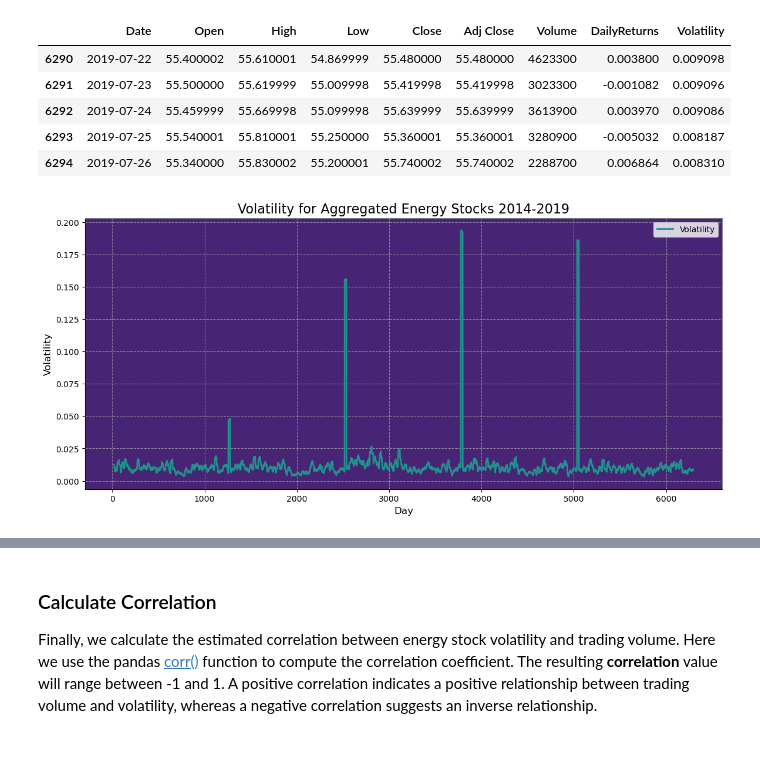
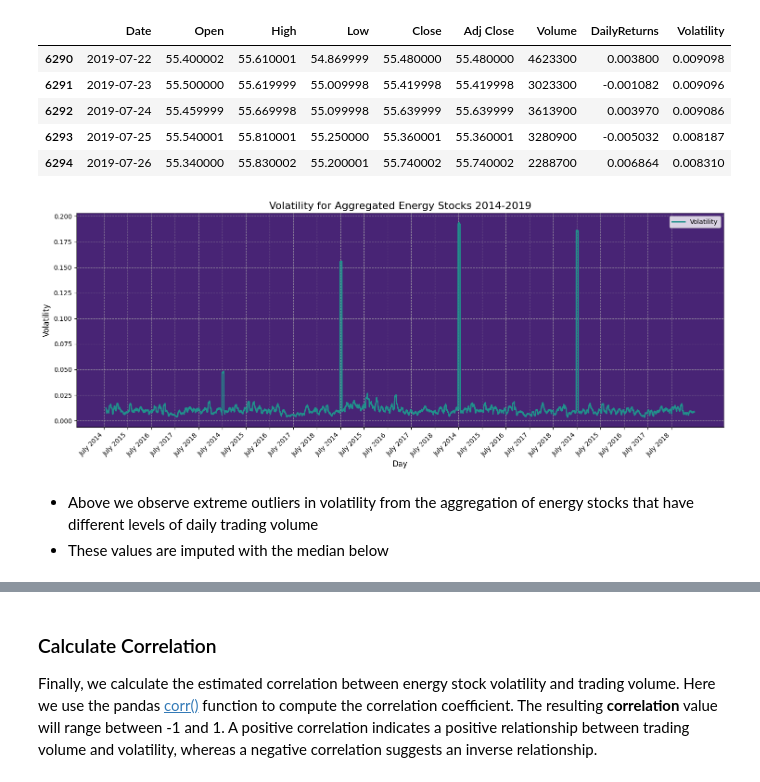
Before and after one commit to c-grigsby/kaggle-challenges, a Jupyter notebook: energy-stock-investments/notebooks/energy-stock-investments.ipynb, the cells around one changed output, grey strips where cells are left out. Saved outputs shown, nothing was run; the diff lists cells and outputs as text; code cells hidden in the pictures; blank space fills up the shorter version.

```diff
--- a/energy-stock-investments/notebooks/energy-stock-investments.ipynb
+++ b/energy-stock-investments/notebooks/energy-stock-investments.ipynb
@@ -335,6 +340,31 @@ def create_trading_volume_graph(df, plot_title_str):
     ax.set_facecolor(plt.cm.viridis(0.1))
     # Show the plot
     plt.show()
+# %%
+def create_volatility_graph(df):
+    # Create color palette
+    color = plt.cm.viridis(0.5)
+    # Define figure size and line chart
+    plt.figure(figsize=(18, 6))
+    plt.plot(df.index, df['Volatility'], label='Volatility', color=color, linewidth=2)
+    # Set x-axis ticks to show years every 252 samples
+    xticks_indices = np.arange(0, len(df), 252)
+    xticks_labels = df['Date'].iloc[xticks_indices].dt.strftime("July %Y").tolist()
+    plt.xticks(xticks_indices, xticks_labels, rotation=45, ha="right")
+    # Chart elements
+    plt.title('Volatility for Aggregated Energy Stocks 2014-2019', fontsize=16)
+    plt.xlabel('Day', fontsize=12)
+    plt.ylabel('Volatility', fontsize=12)
+    plt.legend()
+    plt.grid(True, linestyle='--', alpha=0.7)
+    # Adjust the color of the spines
+    ax = plt.gca()
+    ax.spines['top'].set_color('gray')
+    ax.spines['right'].set_color('gray')
+    # Background color
+    ax.set_facecolor(plt.cm.viridis(0.1))
+    # Show the plot
+    plt.show()
 # %% [markdown]
 ### Dominion Energy Inc.
 # %%
@@ -499,24 +535,9 @@ df_combined.tail()
 | 6293 | 2019-07-25 | 55.540001 | 55.810001 | 55.250000 | 55.360001 | 55.360001 | 3280900 | -0.005032 | 0.008187 |
 | 6294 | 2019-07-26 | 55.340000 | 55.830002 | 55.200001 | 55.740002 | 55.740002 | 2288700 | 0.006864 | 0.008310 |
 # %%
-# Create color palette
-color = plt.cm.viridis(0.5)
-# Define figure size and line chart
-plt.figure(figsize=(14, 6))
-plt.plot(df_combined.index, df_combined['Volatility'], label='Volatility', color=color, linewidth=2)
-# Chart elements
-plt.title('Volatility for Aggregated Energy Stocks 2014-2019', fontsize=16)
-plt.xlabel('Day', fontsize=12)
-plt.ylabel('Volatility', fontsize=12)
-plt.legend()
-plt.grid(True, linestyle='--', alpha=0.7)
-# Adjust the color of the spines
-ax = plt.gca()
-ax.spines['top'].set_color('gray')
-ax.spines['right'].set_color('gray')
-# Background color
-ax.set_facecolor(plt.cm.viridis(0.1))
-# Show the plot
-plt.show()
+create_volatility_graph(df_combined)
 # %% [output]
-[figure, old version]
+[figure, new version]
+# %% [markdown]
+- Above we observe extreme outliers in volatility from the aggregation of energy stocks that have different levels of daily trading volume
+- These values are imputed with the median below
```
Also changed, not shown: parts of 21 cells of this notebook, 1 other file.
